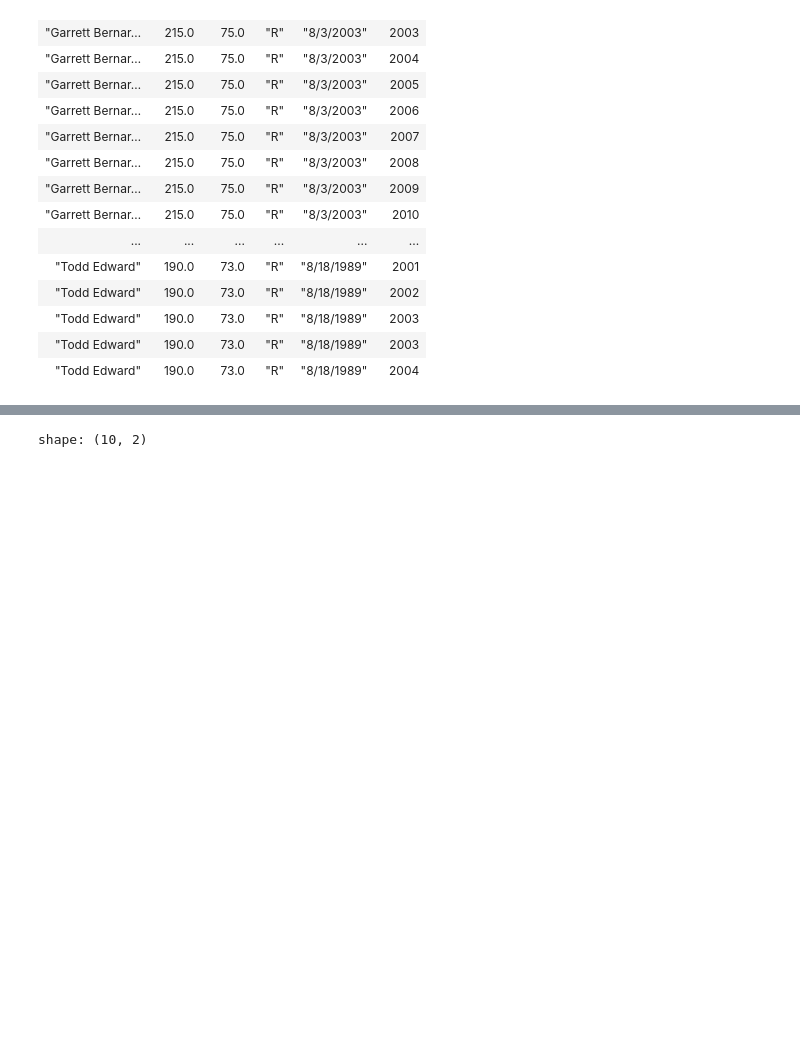
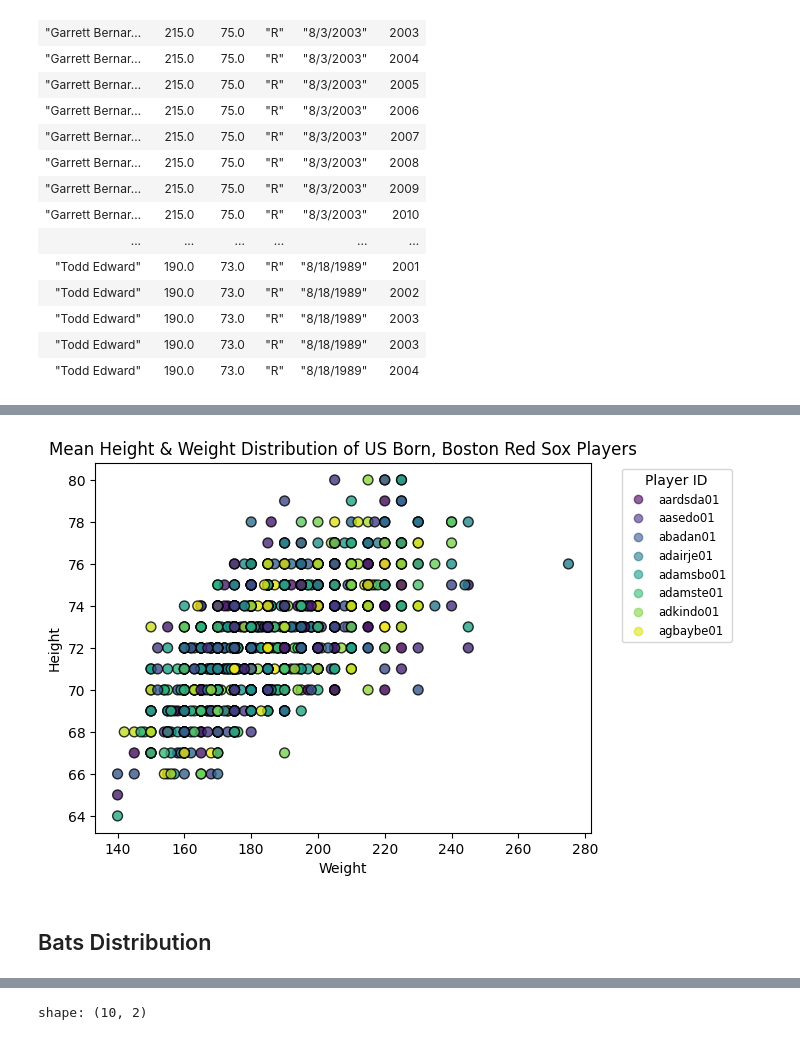
Before and after one commit to NadiaHolmlund/M6_Group_Assignments, a Jupyter notebook: Group_Assignment_2/Group_Assignment_2.ipynb, the cells around one changed output, grey strips where cells are left out. Cells and saved outputs as stored; diff of their text form; code cells hidden in the pictures; blank space fills up the shorter version.

```diff
--- a/Group_Assignment_2/Group_Assignment_2.ipynb
+++ b/Group_Assignment_2/Group_Assignment_2.ipynb
@@ -215,0 +318,4 @@ shape: (95, 6)
+# %%
+HeightWeightDistribution = baseball.filter((pl.col('birthCountry') == 'USA') & (pl.col('teamID') == 'BOS')).select(['playerID', 'weight', 'height'])
+HeightWeightDistribution = HeightWeightDistribution.groupby('playerID').mean()
+HeightWeightDistribution.head(10)
@@ -215,0 +336,28 @@ shape: (95, 6)
+# %%
+# Convert Polars DataFrame to Pandas DataFrame
+HeightWeightDistribution_viz = HeightWeightDistribution.to_pandas()
+
+# Convert playerID column to categorical data type
+HeightWeightDistribution_viz['playerID'] = pd.Categorical(HeightWeightDistribution_viz['playerID'])
+
+# Create scatter plot
+fig, ax = plt.subplots()
+
+scatter = ax.scatter(HeightWeightDistribution_viz['weight'], HeightWeightDistribution_viz['height'],
+                      c=HeightWeightDistribution_viz['playerID'].cat.codes, alpha=0.8,
+                      s=50, marker='o', edgecolors='black')
+
+# Add labels and title
+ax.set_xlabel('Weight')
+ax.set_ylabel('Height')
+ax.set_title('Mean Height & Weight Distribution of US Born, Boston Red Sox Players')
+
+# Create legend for playerID
+handles, labels = scatter.legend_elements(prop="colors", alpha=0.6)
+legend1 = ax.legend(handles, HeightWeightDistribution_viz['playerID'].cat.categories, title="Player ID", loc="upper left", fontsize='small', bbox_to_anchor=(1.05, 1))
+
+plt.show()
+# %% [output]
+[figure, added]
+# %% [markdown]
+## Bats Distribution
```
Also changed, not shown: parts of 32 cells of this notebook.
